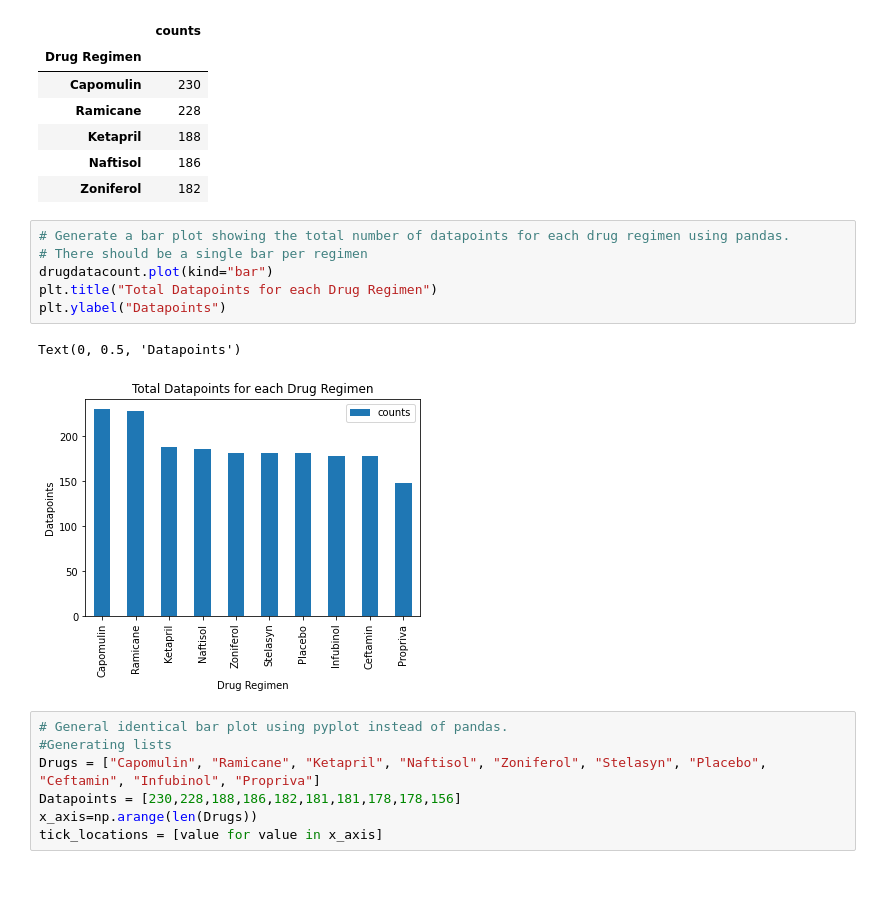
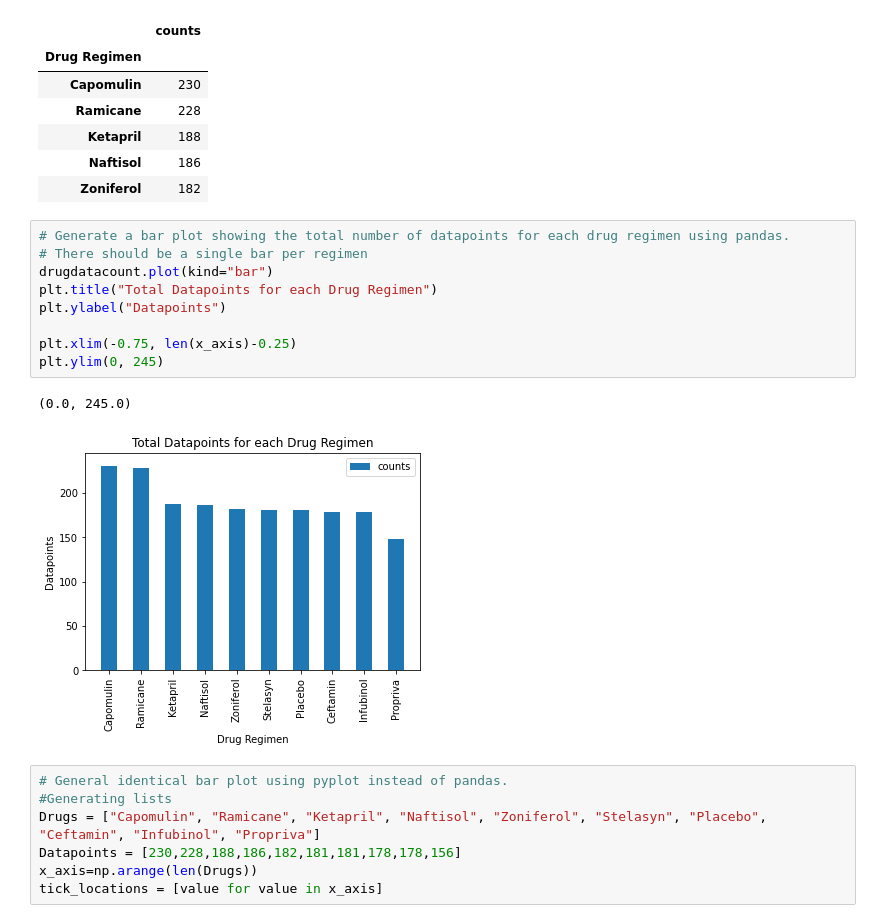
Before and after one commit to chanrce/Matplotlib-challenge, a Jupyter notebook: Instructions/Pymaceuticals/pymaceuticals_starter.ipynb, the cells around one changed output. Saved outputs shown, nothing was run; the diff lists cells and outputs as text; blank space fills up the shorter version.

Commit message:
added bar chart x and y limits

```diff
--- a/Instructions/Pymaceuticals/pymaceuticals_starter.ipynb
+++ b/Instructions/Pymaceuticals/pymaceuticals_starter.ipynb
@@ -126,12 +126,15 @@ drugdatacount.head()
 # %%
 # Generate a bar plot showing the total number of datapoints for each drug regimen using pandas.
 # There should be a single bar per regimen
 drugdatacount.plot(kind="bar")
 plt.title("Total Datapoints for each Drug Regimen")
 plt.ylabel("Datapoints")
+
+plt.xlim(-0.75, len(x_axis)-0.25)
+plt.ylim(0, 245)
 # %% [output]
-Text(0, 0.5, 'Datapoints')
+(0.0, 245.0)
-[figure, old version]
+[figure, new version]
 # %%
 # General identical bar plot using pyplot instead of pandas.
 #Generating lists
```
Also changed, not shown: parts of 1 cell of this notebook.
